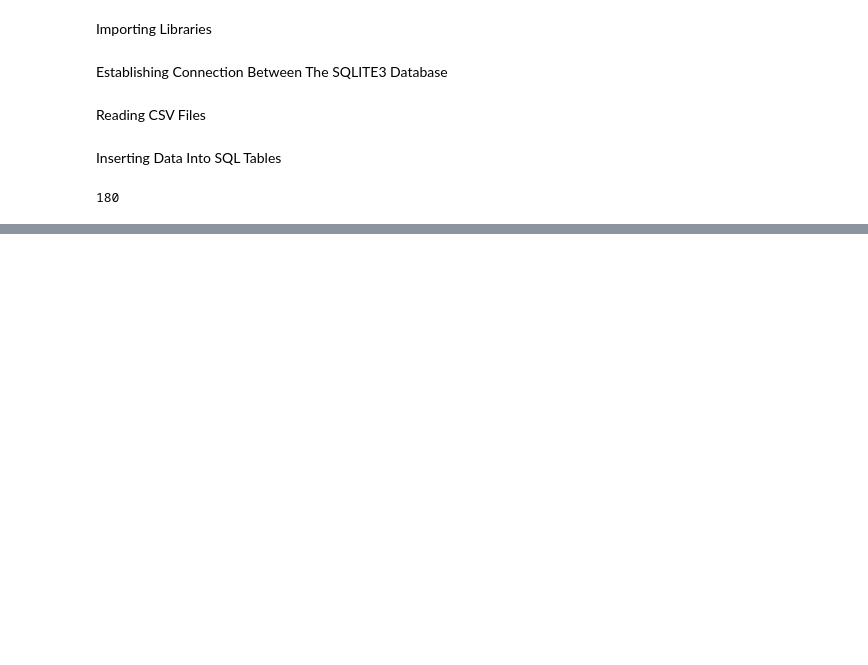
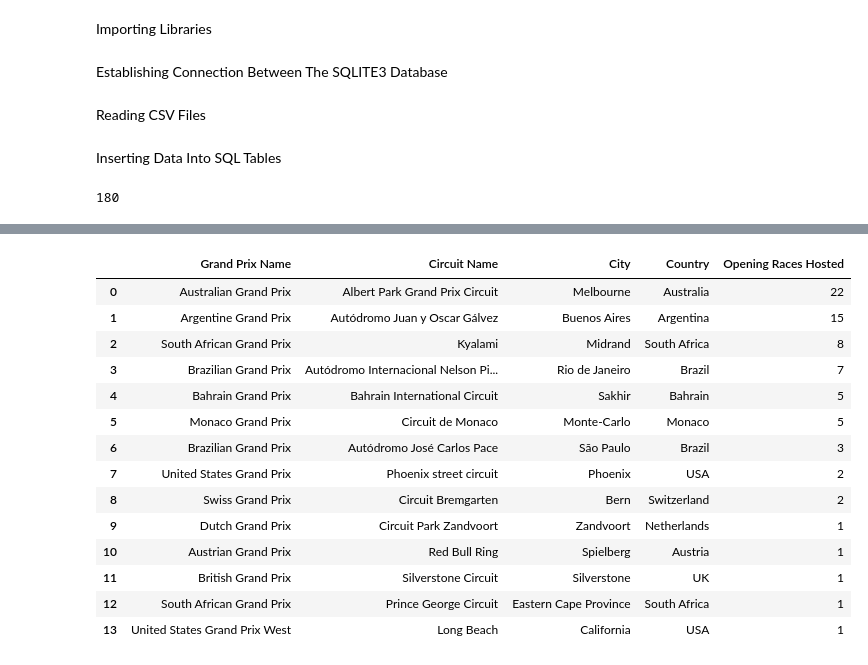
Before and after one commit to EshanKasliwal/F1-Data-Analysis-Using-SQL-And-Tableau, a Jupyter notebook: F1-EDA-Using-SQL.ipynb, the cells around one changed output, grey strips where cells are left out. Saved outputs shown, nothing was run; the diff lists cells and outputs as text; code cells hidden in the pictures; blank space fills up the shorter version.

Commit message:
added cities hosting opening races stat

```diff
--- a/F1-EDA-Using-SQL.ipynb
+++ b/F1-EDA-Using-SQL.ipynb
@@ -62,0 +83,25 @@ data_14.to_sql("sprint_results", conn)
+# %%
+opening_circuit = pd.read_sql('''
+        SELECT r.name AS  "Grand Prix Name", c.name AS "Circuit Name", c.location AS "City", c.country AS "Country", count(*) AS "Opening Races Hosted"
+        FROM circuits c, races r
+        WHERE r.circuitid = c.circuitid AND r.round = 1
+        GROUP BY "City"
+        ORDER BY "Opening Races Hosted" DESC;
+''', conn)
+opening_circuit
+# %% [output]
+|  | Grand Prix Name | Circuit Name | City | Country | Opening Races Hosted |
+| 0 | Australian Grand Prix | Albert Park Grand Prix Circuit | Melbourne | Australia | 22 |
+| 1 | Argentine Grand Prix | Autódromo Juan y Oscar Gálvez | Buenos Aires | Argentina | 15 |
+| 2 | South African Grand Prix | Kyalami | Midrand | South Africa | 8 |
+| 3 | Brazilian Grand Prix | Autódromo Internacional Nelson Pi... | Rio de Janeiro | Brazil | 7 |
+| 4 | Bahrain Grand Prix | Bahrain International Circuit | Sakhir | Bahrain | 5 |
+| 5 | Monaco Grand Prix | Circuit de Monaco | Monte-Carlo | Monaco | 5 |
+| 6 | Brazilian Grand Prix | Autódromo José Carlos Pace | São Paulo | Brazil | 3 |
+| 7 | United States Grand Prix | Phoenix street circuit | Phoenix | USA | 2 |
+| 8 | Swiss Grand Prix | Circuit Bremgarten | Bern | Switzerland | 2 |
+| 9 | Dutch Grand Prix | Circuit Park Zandvoort | Zandvoort | Netherlands | 1 |
+| 10 | Austrian Grand Prix | Red Bull Ring | Spielberg | Austria | 1 |
+| 11 | British Grand Prix | Silverstone Circuit | Silverstone | UK | 1 |
+| 12 | South African Grand Prix | Prince George Circuit | Eastern Cape Province | South Africa | 1 |
+| 13 | United States Grand Prix West | Long Beach | California | USA | 1 |
```
Also changed, not shown: parts of 5 cells of this notebook, 2 other files.
